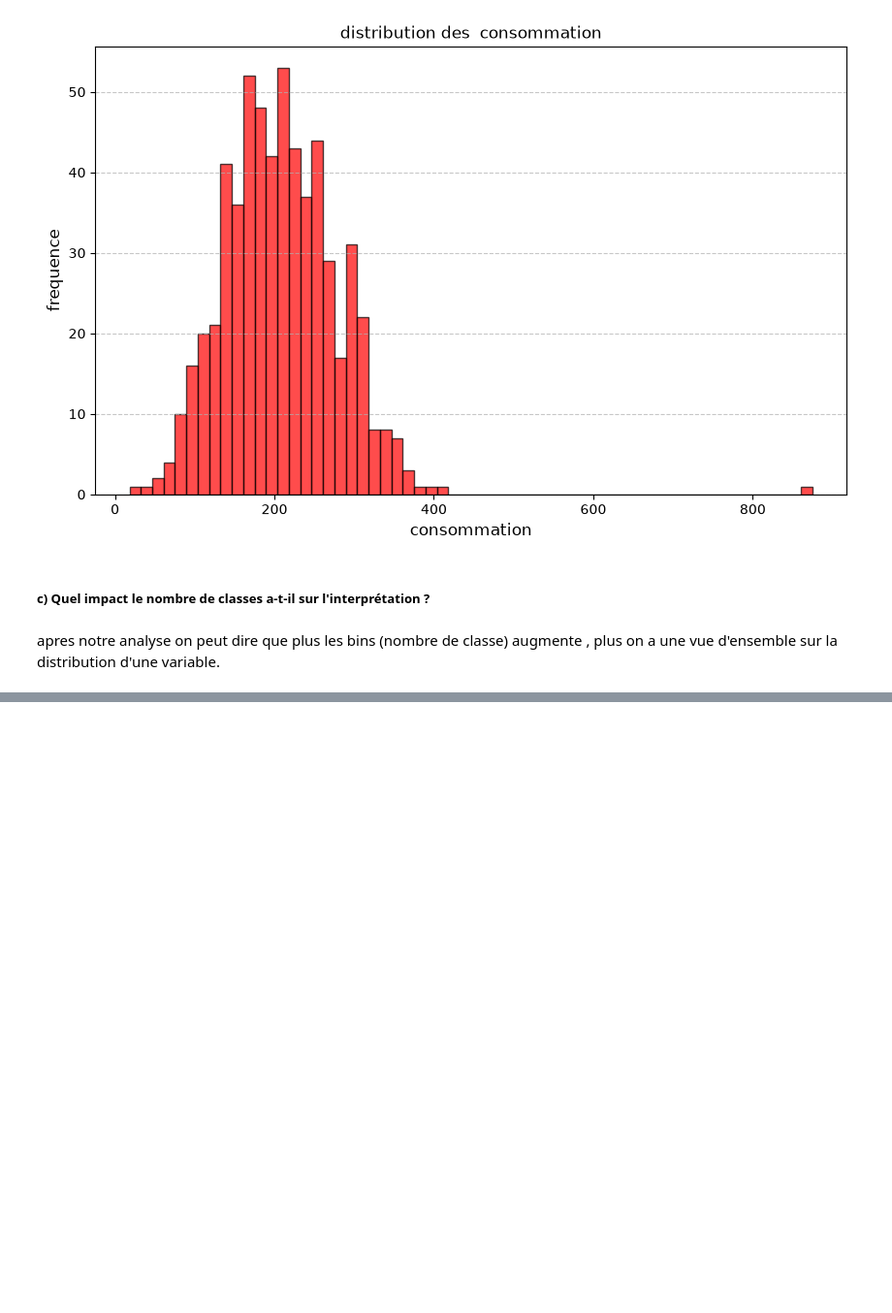
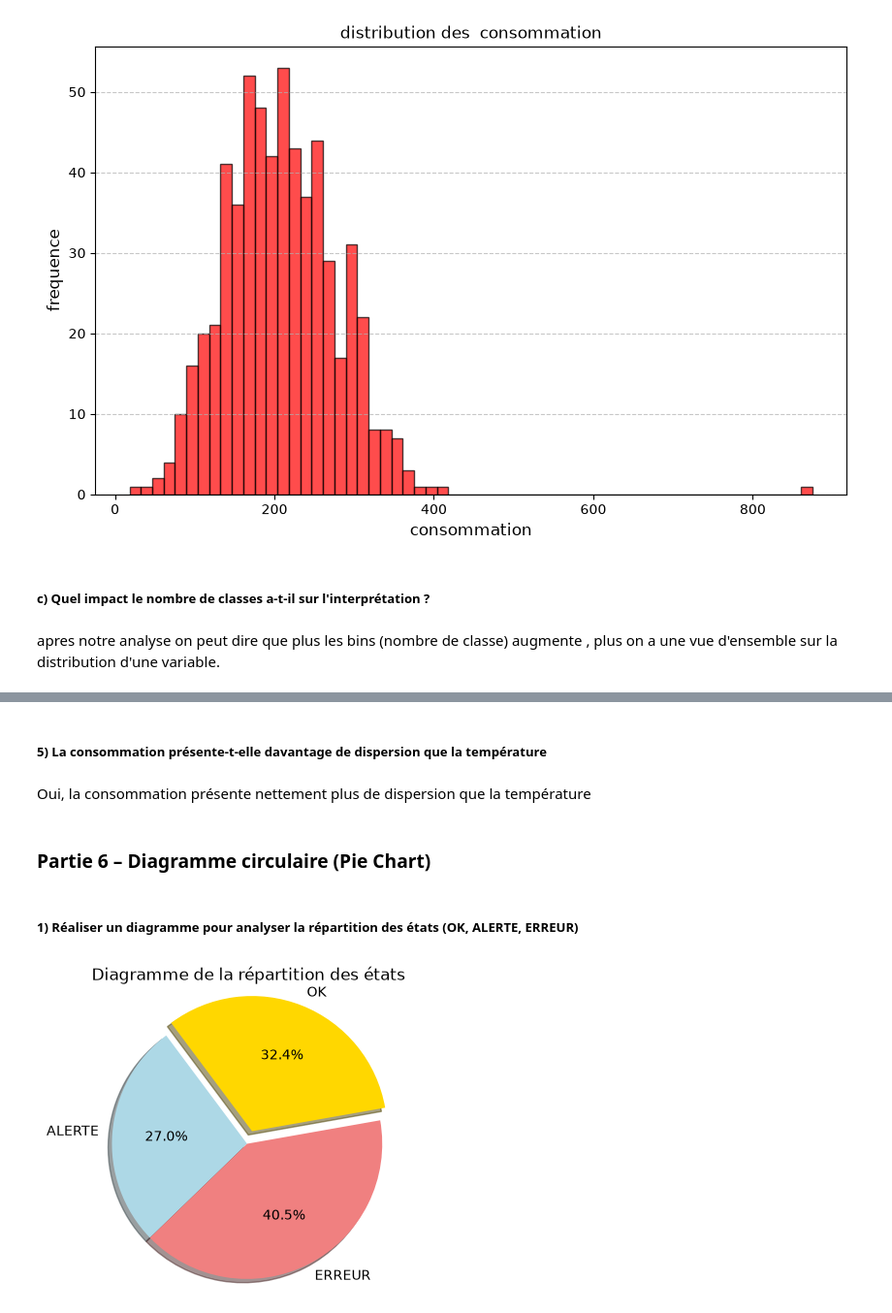
Before and after one commit to NdiayeAmanatou/atelier_matplotlib, a Jupyter notebook: atelier_matplotlib_iot/notebooks/atelier_matplotlib_iot.ipynb, the cells around one changed output, grey strips where cells are left out. Shown at 97% size. Saved outputs shown, nothing was run; the diff lists cells and outputs as text; code cells hidden in the pictures; blank space fills up the shorter version.

```diff
--- a/atelier_matplotlib_iot/notebooks/atelier_matplotlib_iot.ipynb
+++ b/atelier_matplotlib_iot/notebooks/atelier_matplotlib_iot.ipynb
@@ -179,0 +255,23 @@ apres notre analyse on peut dire que plus les bins (nombre de classe) augmente ,
+# %% [markdown]
+##### 5) La consommation présente-t-elle davantage de dispersion que la température
+# %% [markdown]
+Oui, la consommation présente nettement plus de dispersion que la température
+# %% [markdown]
+### Partie 6 – Diagramme circulaire (Pie Chart)
+# %% [markdown]
+##### 1) Réaliser un diagramme pour analyser la répartition des états (OK, ALERTE, ERREUR)
+# %%
+labels = ['OK', 'ALERTE', 'ERREUR']
+sizes = [12, 10, 15]
+colors = ['gold', 'lightblue', 'lightcoral']
+explode = (0.1, 0, 0)
+
+plt.figure(figsize=(4, 4))
+# 'autopct' corrigé sans l'espace
+plt.pie(sizes, explode=explode, labels=labels, colors=colors, autopct='%1.1f%%', shadow=True, startangle=10)
+plt.title('Diagramme de la répartition des états')
+plt.axis('equal')
+
+plt.show()
+# %% [output]
+[figure, added]
```
Also changed, not shown: parts of 27 cells of this notebook.
